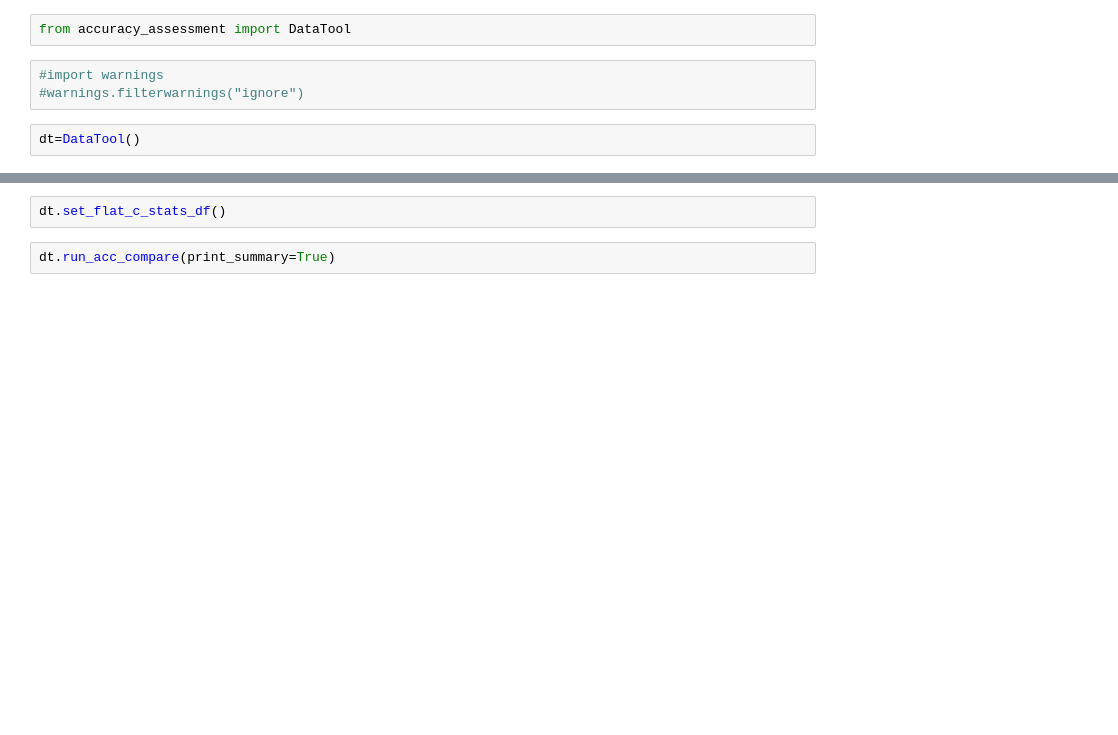
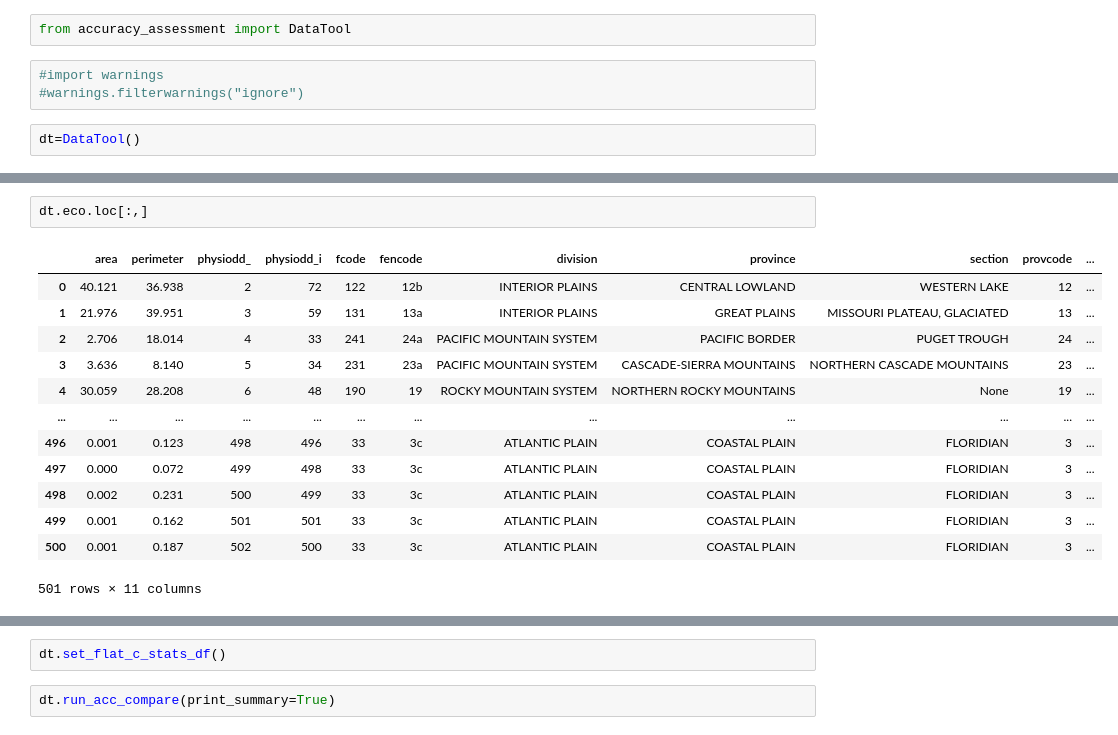
Before and after one commit to quanted/hms-handler, a Jupyter notebook: accuracy.ipynb, the cells around one changed output, grey strips where cells are left out. Drawn from its saved outputs; the diff is of its cells as text; blank space fills up the shorter version.

```diff
--- a/accuracy.ipynb
+++ b/accuracy.ipynb
@@ -7,0 +16,16 @@ dt=DataTool()
+# %%
+dt.eco.loc[:,]
+# %% [output]
+|  | area | perimeter | physiodd_ | physiodd_i | fcode | fencode | division | province | section | provcode | ... |
+| 0 | 40.121 | 36.938 | 2 | 72 | 122 | 12b | INTERIOR PLAINS | CENTRAL LOWLAND | WESTERN LAKE | 12 | ... |
+| 1 | 21.976 | 39.951 | 3 | 59 | 131 | 13a | INTERIOR PLAINS | GREAT PLAINS | MISSOURI PLATEAU, GLACIATED | 13 | ... |
+| 2 | 2.706 | 18.014 | 4 | 33 | 241 | 24a | PACIFIC MOUNTAIN SYSTEM | PACIFIC BORDER | PUGET TROUGH | 24 | ... |
+| 3 | 3.636 | 8.140 | 5 | 34 | 231 | 23a | PACIFIC MOUNTAIN SYSTEM | CASCADE-SIERRA MOUNTAINS | NORTHERN CASCADE MOUNTAINS | 23 | ... |
+| 4 | 30.059 | 28.208 | 6 | 48 | 190 | 19 | ROCKY MOUNTAIN SYSTEM | NORTHERN ROCKY MOUNTAINS | None | 19 | ... |
+| ... | ... | ... | ... | ... | ... | ... | ... | ... | ... | ... | ... |
+| 496 | 0.001 | 0.123 | 498 | 496 | 33 | 3c | ATLANTIC PLAIN | COASTAL PLAIN | FLORIDIAN | 3 | ... |
+| 497 | 0.000 | 0.072 | 499 | 498 | 33 | 3c | ATLANTIC PLAIN | COASTAL PLAIN | FLORIDIAN | 3 | ... |
+| 498 | 0.002 | 0.231 | 500 | 499 | 33 | 3c | ATLANTIC PLAIN | COASTAL PLAIN | FLORIDIAN | 3 | ... |
+| 499 | 0.001 | 0.162 | 501 | 501 | 33 | 3c | ATLANTIC PLAIN | COASTAL PLAIN | FLORIDIAN | 3 | ... |
+| 500 | 0.001 | 0.187 | 502 | 500 | 33 | 3c | ATLANTIC PLAIN | COASTAL PLAIN | FLORIDIAN | 3 | ... |
+501 rows × 11 columns
```
Also changed, not shown: parts of 17 cells of this notebook, 1 other file.
